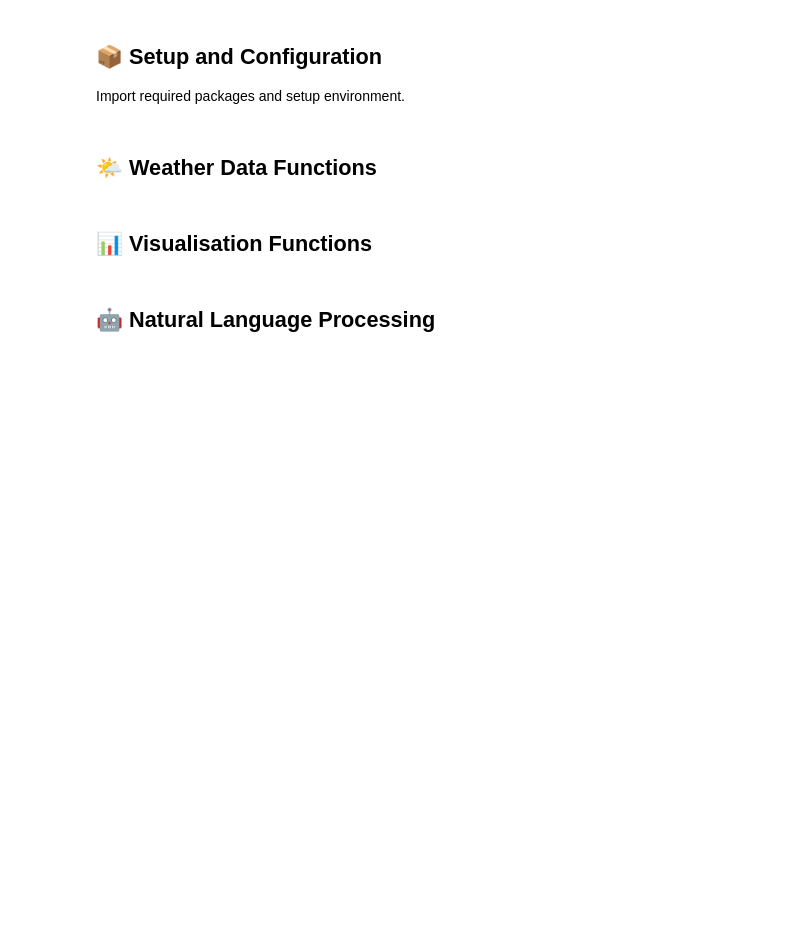
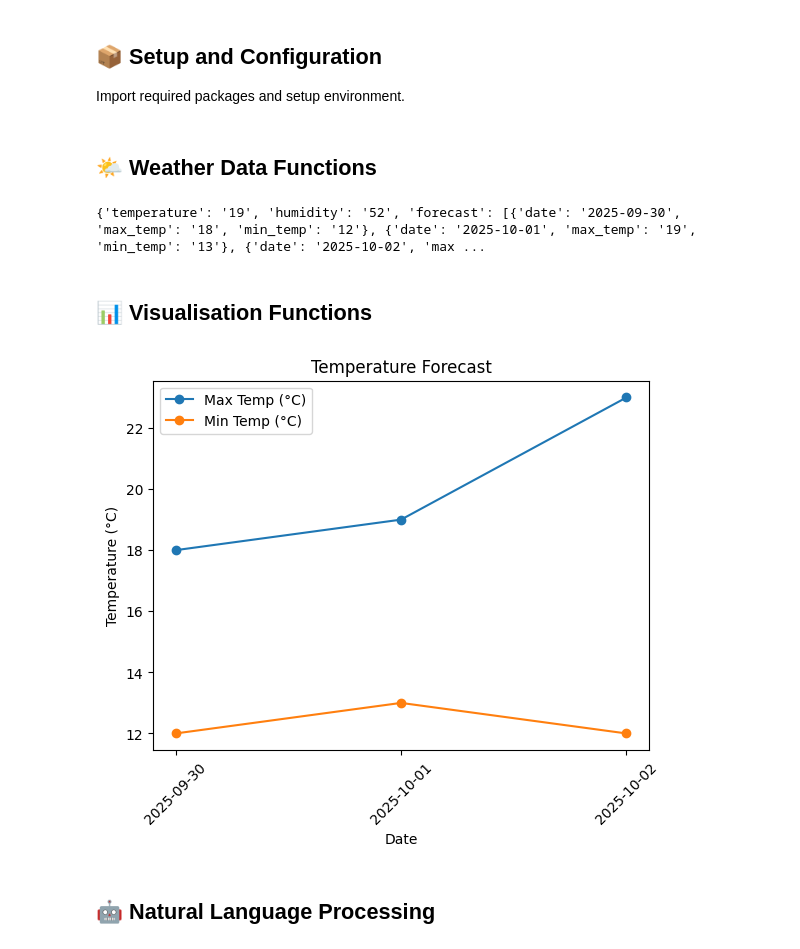
Before and after one commit to Hyunjiinko/ISYS5001_Weatherwise_Hyunjin-Ko, a Jupyter notebook: starter_notebook.ipynb, the cells around one changed output. Saved outputs shown, nothing was run; the diff lists cells and outputs as text; code cells hidden in the pictures; blank space fills up the shorter version.

```diff
--- a/starter_notebook.ipynb
+++ b/starter_notebook.ipynb
@@ -93,20 +105,36 @@ def get_weather_data(location, forecast_days=5):
+# %%
+print(get_weather_data("Perth"))
+# %% [output]
+{'temperature': '19', 'humidity': '52', 'forecast': [{'date': '2025-09-30', 'max_temp': '18', 'min_temp': '12'}, {'date': '2025-10-01', 'max_temp': '19', 'min_temp': '13'}, {'date': '2025-10-02', 'max ...
 # %% [markdown]
 ## 📊 Visualisation Functions
-# %%
-# Define create_temperature_visualisation() and create_precipitation_visualisation() here
-def create_temperature_visualisation(weather_data, output_type='display'):
-    """
-    Create visualisation of temperature data.
-
-    Args:
-        weather_data (dict): The processed weather data
-        output_type (str): Either 'display' to show in notebook or 'figure' to return the figure
-
-    Returns:
-        If output_type is 'figure', returns the matplotlib figure object
-        Otherwise, displays the visualisation in the notebook
-    """
-    pass
+# %%
+# Define create_temperature_visualisation() and create_precipitation_visualisation() here
+import matplotlib.pyplot as plt
+
+def create_temperature_visualisation(weather_data, output_type='display'):
+    dates = [day["date"] for day in weather_data["forecast"]]
+    max_temps = [int(day["max_temp"]) for day in weather_data["forecast"]]
+    min_temps = [int(day["min_temp"]) for day in weather_data["forecast"]]
+
+    fig, ax = plt.subplots()
+    ax.plot(dates, max_temps, marker='o', label="Max Temp (°C)")
+    ax.plot(dates, min_temps, marker='o', label="Min Temp (°C)")
+
+    ax.set_title("Temperature Forecast")
+    ax.set_xlabel("Date")
+    ax.set_ylabel("Temperature (°C)")
+    ax.legend()
+    plt.xticks(rotation=45)
+
+    if output_type == 'figure':
+        return fig
+    else:
+        plt.show()
+# %%
+create_temperature_visualisation(data)
+# %% [output]
+[figure, added]
 # %%
 
 def create_precipitation_visualisation(weather_data, output_type='display'):
```
Also changed, not shown: parts of 5 cells of this notebook.
